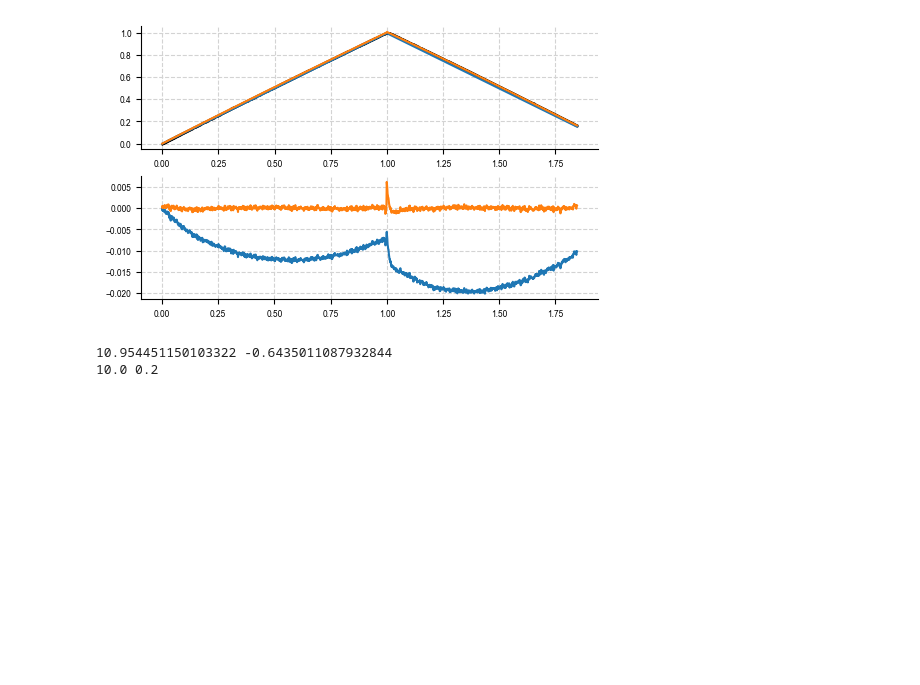
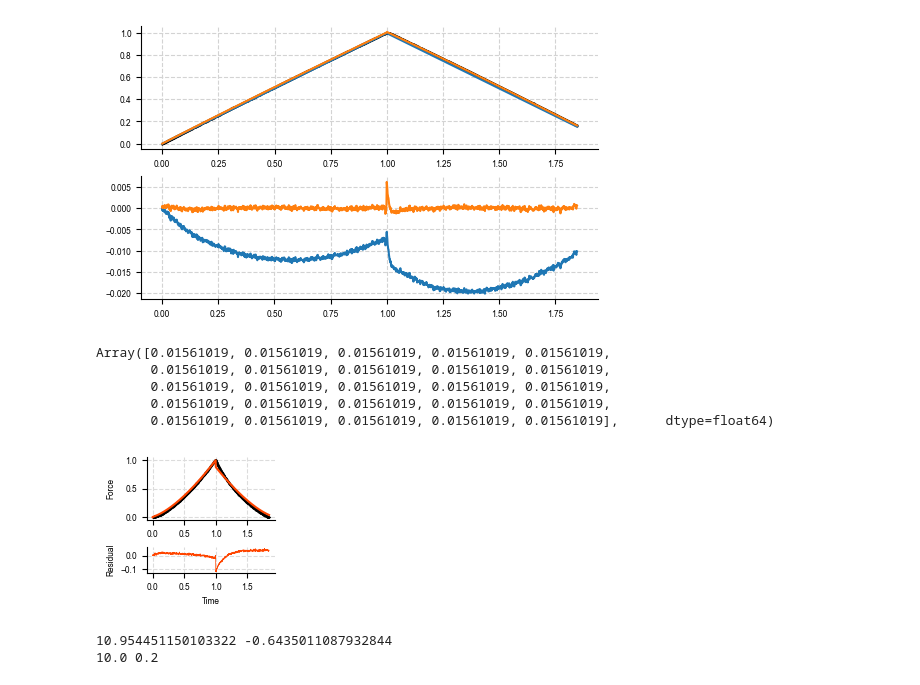
Before and after one commit to Jhko725/NeuralConstitutiveEq.jl, a Jupyter notebook: notebooks/2_fit_experimental_data.ipynb, the cells around one changed output. Drawn from its saved outputs; the diff is of its cells as text; code cells hidden in the pictures; blank space fills up the shorter version.

Commit message:
Analytic solution for Kelvin-Voigt added

```diff
--- a/notebooks/2_fit_experimental_data.ipynb
+++ b/notebooks/2_fit_experimental_data.ipynb
@@ -108,3 +133,60 @@ def residual_pl(constit: PowerLaw, args) -> PyTree[Array]:
+# %%
+for i in tqdm(range(n_batches)):
+    samples_batch = jnp.stack(samples[i : i + batch_size], axis=-1)
+    y0_batch = eqx.filter_vmap(KelvinVoigt)(*samples_batch)
+    sol_batch = eqx.filter_vmap(helper)(y0_batch)
+    sols_batch.append(sol_batch)
+# %%
+sols_kv = list_to_batched_pytree(sols_batch)
+sols_kv.value.eta
+# %% [output]
+Array([0.01561019, 0.01561019, 0.01561019, 0.01561019, 0.01561019,
+       0.01561019, 0.01561019, 0.01561019, 0.01561019, 0.01561019,
+       0.01561019, 0.01561019, 0.01561019, 0.01561019, 0.01561019,
+       0.01561019, 0.01561019, 0.01561019, 0.01561019, 0.01561019,
+       0.01561019, 0.01561019, 0.01561019, 0.01561019, 0.01561019],      dtype=float64)
+# %%
+bics = eqx.filter_vmap(bayesian_information_criterion, in_axes=(None, 0, None))(
+    residual_kv, sols_kv.value, args
+)
+sols_kv_best = jax.tree.map(lambda x: x[jnp.argmin(bics)], sols_kv.value)
+f_pred_kv = force_kelvinvoigt(dataset.total_time, sols_kv_best, indentation_linear, tip)
+# %%
+fig, axes = plt.subplots(
+    2, 1, figsize=(45 * MM, 40 * MM), gridspec_kw=dict(height_ratios=(2.5, 1))
+)
+ax = axes[0]
+ax.plot(
+    dataset.total_time,
+    dataset.total_force,
+    ".",
+    color="k",
+    label="Data",
+    markersize=0.5,
+)
+
+
+ax.plot(dataset.total_time, f_pred_kv, color="orangered", label="Total")
+
+ax.set_ylabel("Force")
+
+ax = axes[1]
+ax.plot(
+    dataset.total_time,
+    f_pred_kv - dataset.total_force,
+    color="orangered",
+    label="Total",
+    linewidth=0.5,
+)
+
+ax.set_ylabel("Residual")
+
+axes[-1].set_xlabel("Time")
+fig.align_ylabels()
+fig.savefig("../figures/temp.pdf", format="pdf", dpi=1200)
+# fig.suptitle("Model: Standard Linear Solid (SLS)")
+# %% [output]
+[figure, added]
 # %%
 bounds = (
     PowerLaw(0.0, 0.0),
```
Also changed, not shown: parts of 25 cells of this notebook, 7 other files.
